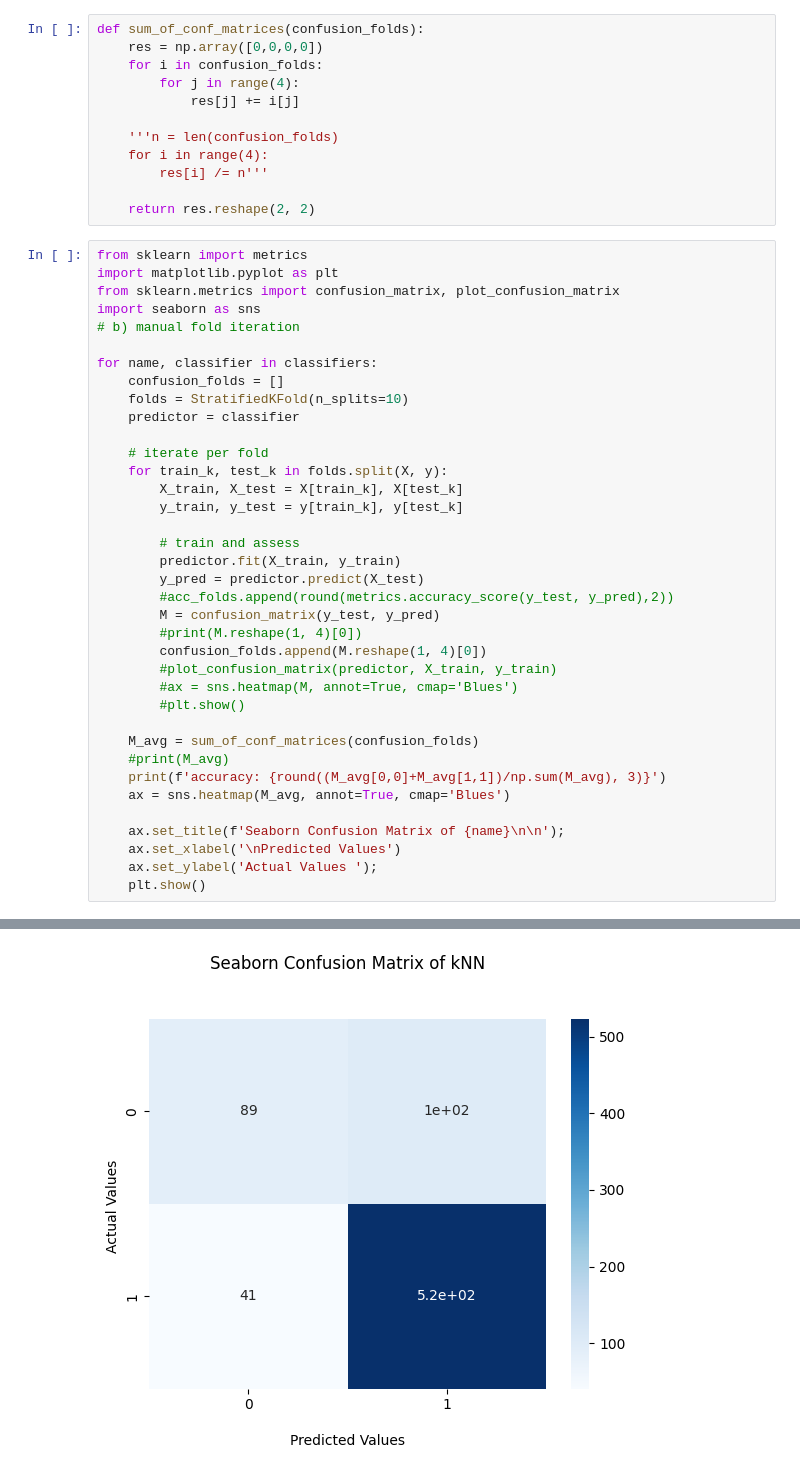
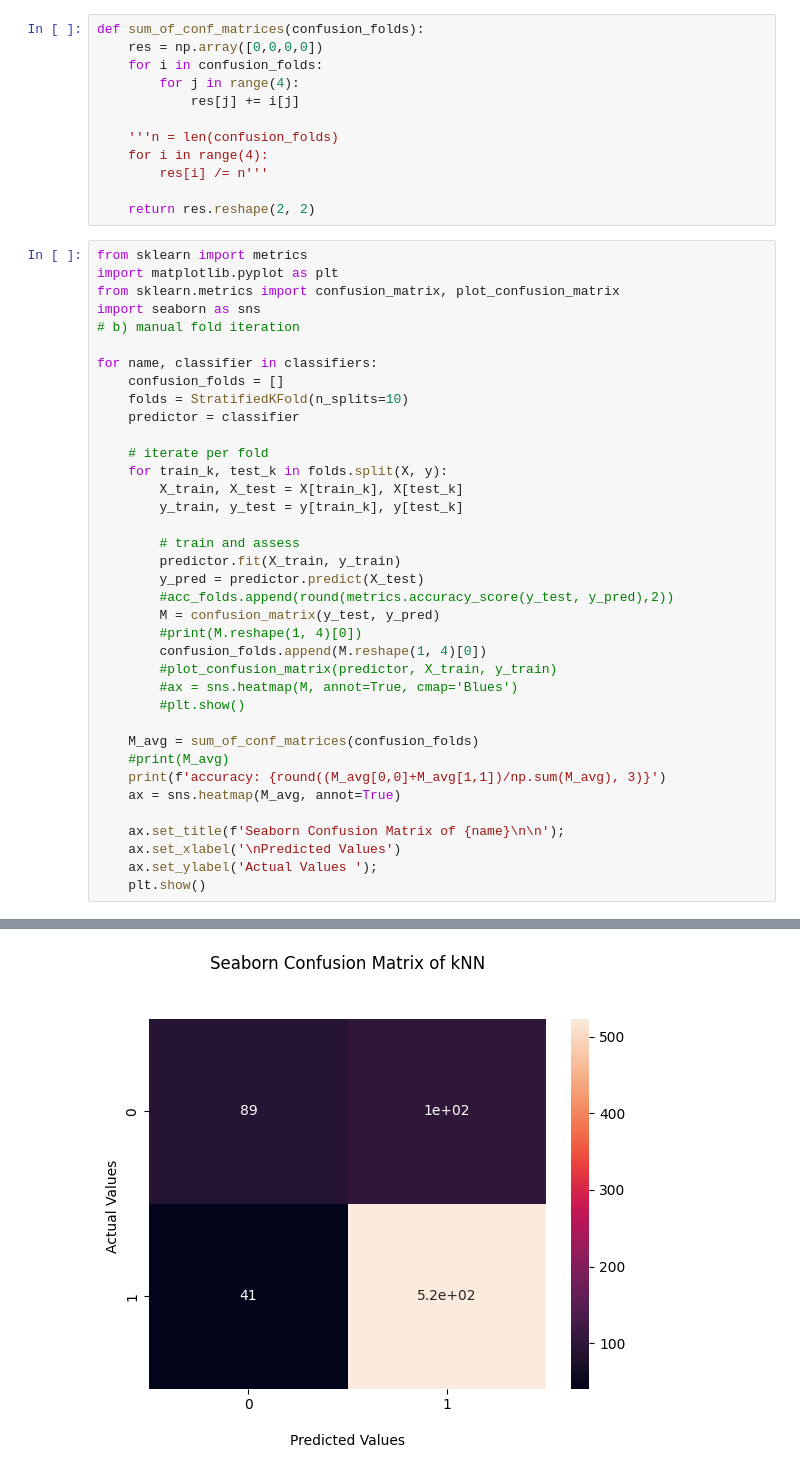
Before and after one commit to DaniPalma2002/Machine-Learning-Course, a Jupyter notebook: homeworks/hw2.ipynb, the cells around one changed output, grey strips where cells are left out. Drawn from its saved outputs; the diff is of its cells as text.

```diff
--- a/homeworks/hw2.ipynb
+++ b/homeworks/hw2.ipynb
@@ -65,33 +74,33 @@ for name, classifier in classifiers:
     confusion_folds = []
     folds = StratifiedKFold(n_splits=10)
     predictor = classifier
 
     # iterate per fold
     for train_k, test_k in folds.split(X, y):
         X_train, X_test = X[train_k], X[test_k]
         y_train, y_test = y[train_k], y[test_k]
 
         # train and assess
         predictor.fit(X_train, y_train)
         y_pred = predictor.predict(X_test)
         #acc_folds.append(round(metrics.accuracy_score(y_test, y_pred),2))
         M = confusion_matrix(y_test, y_pred)
         #print(M.reshape(1, 4)[0])
         confusion_folds.append(M.reshape(1, 4)[0])
         #plot_confusion_matrix(predictor, X_train, y_train)
         #ax = sns.heatmap(M, annot=True, cmap='Blues')
         #plt.show()
 
     M_avg = sum_of_conf_matrices(confusion_folds)
     #print(M_avg)
     print(f'accuracy: {round((M_avg[0,0]+M_avg[1,1])/np.sum(M_avg), 3)}')
-    ax = sns.heatmap(M_avg, annot=True, cmap='Blues')
+    ax = sns.heatmap(M_avg, annot=True)
 
     ax.set_title(f'Seaborn Confusion Matrix of {name}\n\n');
     ax.set_xlabel('\nPredicted Values')
     ax.set_ylabel('Actual Values ');
     plt.show()
 # %% [output]
 accuracy: 0.81
-[figure, old version]
+[figure, new version]
 accuracy: 0.759
```
Also changed, not shown: parts of 3 cells of this notebook.
